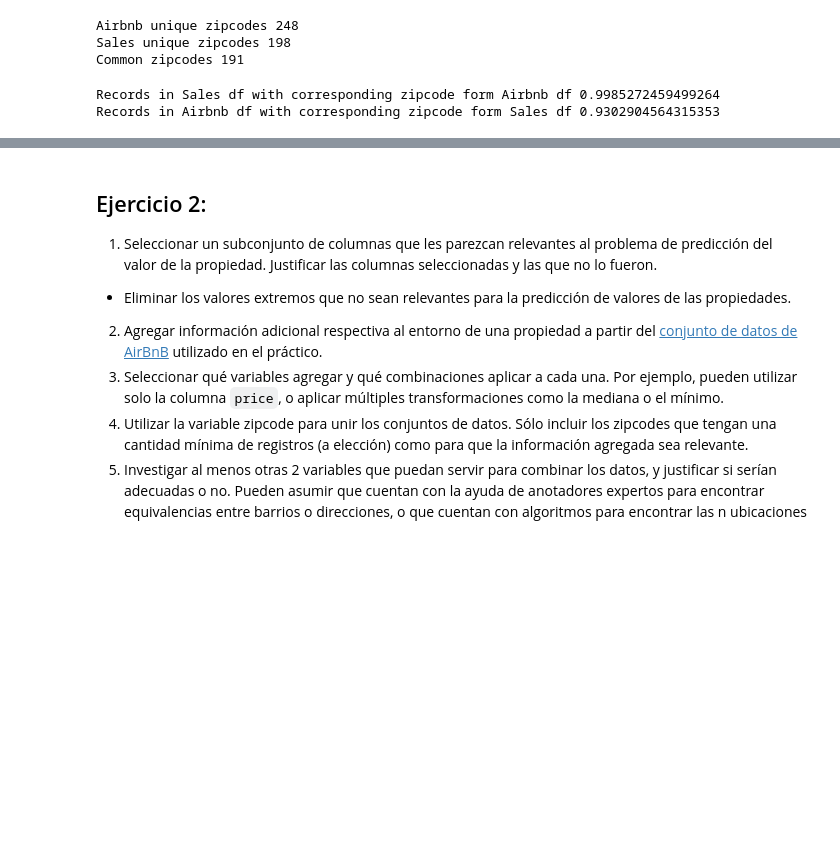
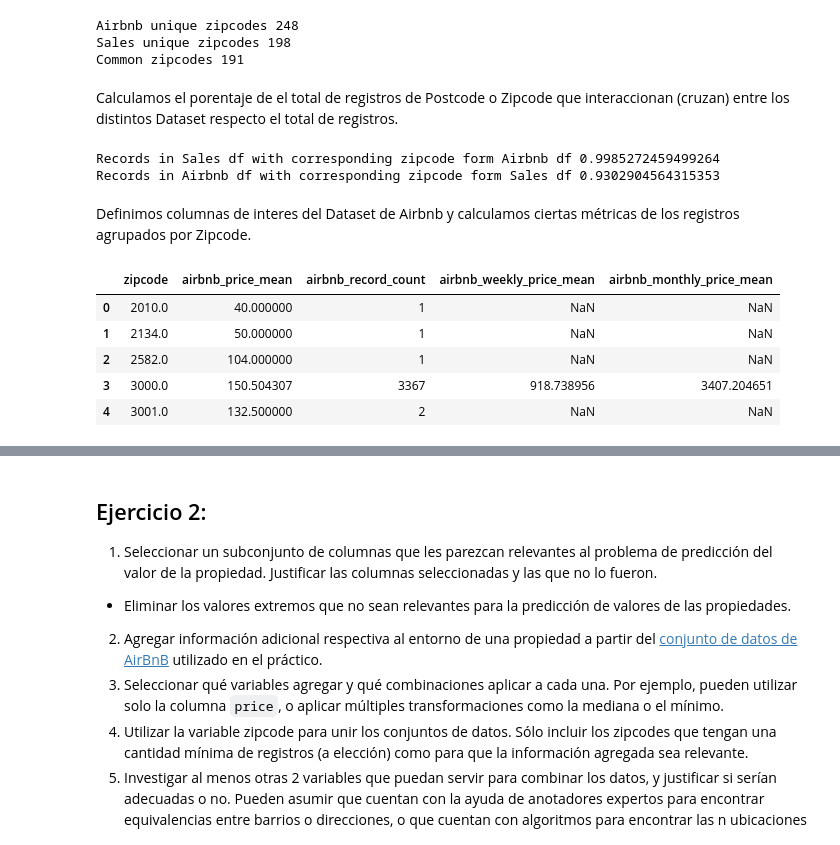
Before and after one commit to CHRISTIANDAGATTI/AEyCD---Grupo-9, a Jupyter notebook: Entregable_parte_1_22.ipynb, the cells around one changed output, grey strips where cells are left out. Drawn from its saved outputs; the diff is of its cells as text; code cells hidden in the pictures; blank space fills up the shorter version.

```diff
--- a/Entregable_parte_1_22.ipynb
+++ b/Entregable_parte_1_22.ipynb
@@ -243,6 +241,8 @@ print("Common zipcodes", len(intersection))
 Airbnb unique zipcodes 248
 Sales unique zipcodes 198
 Common zipcodes 191
+# %% [markdown]
+Calculamos el porentaje de el total de registros de Postcode o Zipcode que interaccionan (cruzan) entre los distintos Dataset respecto el total de registros.
 # %%
 print('Records in Sales df with corresponding zipcode form Airbnb df',
       melb_df.Postcode.isin(intersection).sum() / len(melb_df))
@@ -251,3 +251,34 @@ print('Records in Airbnb df with corresponding zipcode form Sales df',
 # %% [output]
 Records in Sales df with corresponding zipcode form Airbnb df 0.9985272459499264
 Records in Airbnb df with corresponding zipcode form Sales df 0.9302904564315353
+# %% [markdown]
+Definimos columnas de interes del Dataset de Airbnb y calculamos ciertas métricas de los registros agrupados por Zipcode.
+# %%
+relevant_cols = ['price', 'weekly_price', 'monthly_price', 'zipcode']
+## Option 1
+# Pass a dictionary where the keys are the original columns to aggregate and
+# the values are the operations (or list of operations).
+airbnb_price_by_zipcode = airbnb_df[relevant_cols].groupby('zipcode')\
+  .agg({'price': ['mean', 'count'], 'weekly_price': 'mean',
+        'monthly_price': 'mean'})\
+  .reset_index()
+# Flatten the two level columns
+airbnb_price_by_zipcode.columns = [
+  ' '.join(col).strip()
+  for col in airbnb_price_by_zipcode.columns.values]
+# Rename columns
+airbnb_price_by_zipcode = airbnb_price_by_zipcode.rename(
+    columns={'price mean': 'airbnb_price_mean',
+             'price count': 'airbnb_record_count',
+             'weekly_price mean': 'airbnb_weekly_price_mean',
+             'monthly_price mean': 'airbnb_monthly_price_mean'}
+)
+# %%
+airbnb_price_by_zipcode.head()
+# %% [output]
+|  | zipcode | airbnb_price_mean | airbnb_record_count | airbnb_weekly_price_mean | airbnb_monthly_price_mean |
+| 0 | 2010.0 | 40.000000 | 1 | NaN | NaN |
+| 1 | 2134.0 | 50.000000 | 1 | NaN | NaN |
+| 2 | 2582.0 | 104.000000 | 1 | NaN | NaN |
+| 3 | 3000.0 | 150.504307 | 3367 | 918.738956 | 3407.204651 |
+| 4 | 3001.0 | 132.500000 | 2 | NaN | NaN |
```
Also changed, not shown: parts of 16 cells of this notebook.
